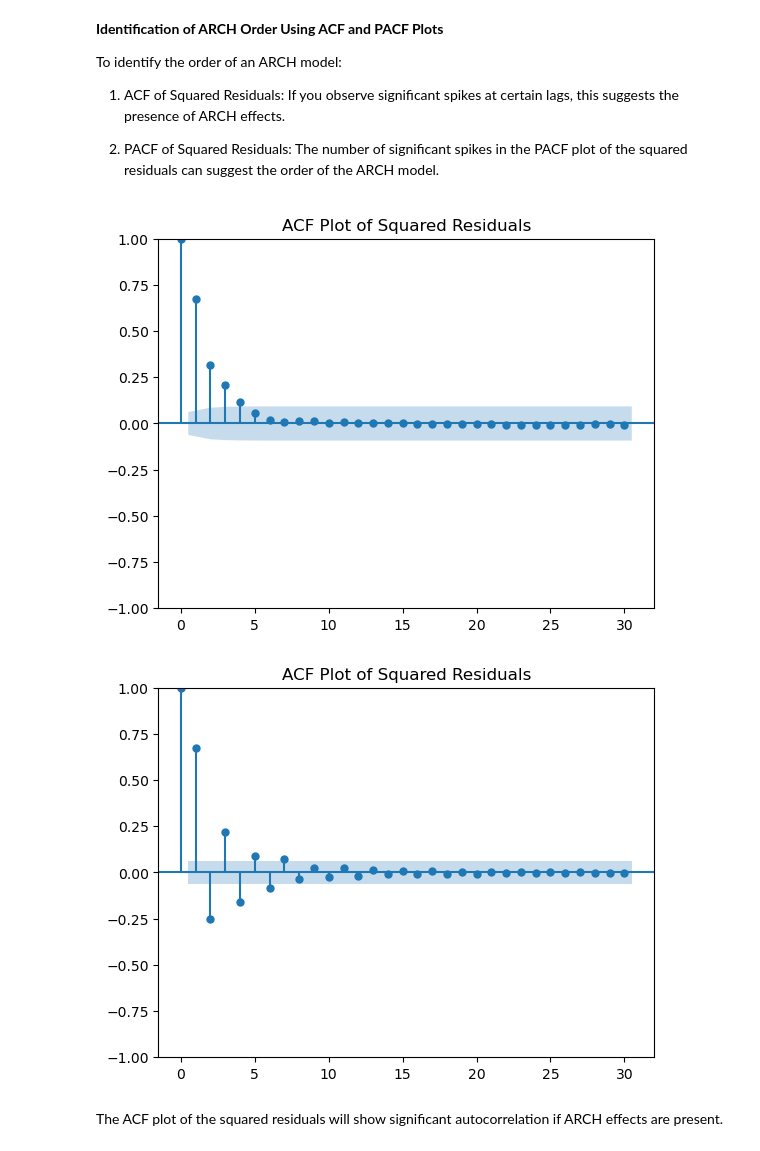
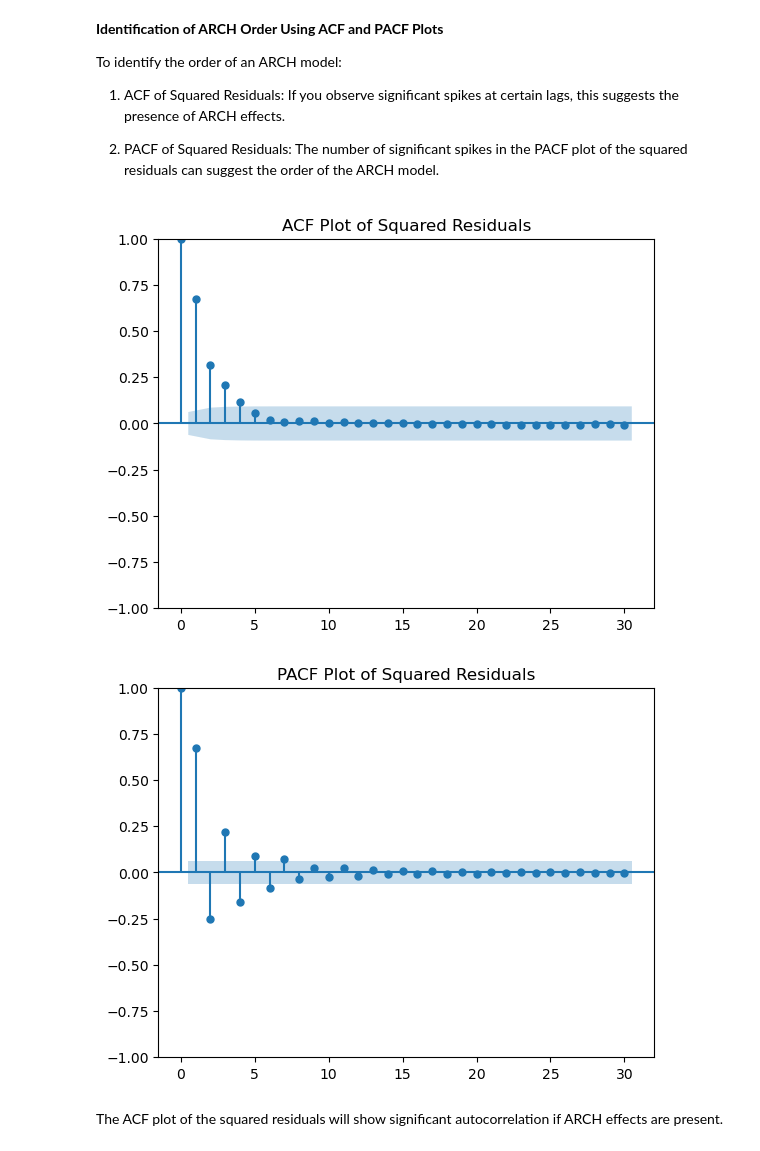
Before and after one commit to yuhan01/Introduction-to-Time-Series-Analysis-Python-Notes, a Jupyter notebook: Sec 7&8.ipynb, the cells around one changed output. Saved outputs shown, nothing was run; the diff lists cells and outputs as text; code cells hidden in the pictures.

```diff
--- a/Sec 7&8.ipynb
+++ b/Sec 7&8.ipynb
@@ -276,18 +266,18 @@ To identify the order of an ARCH model:
 # %%
 # Plot ACF and PACF of squared residuals
 squared_residuals = df['returns'] **2
 
 
 plot_acf(squared_residuals, lags=30, ax=plt.gca())
 plt.title('ACF Plot of Squared Residuals')
 plt.show()
 
 plot_pacf(squared_residuals, lags=30, ax=plt.gca())
-plt.title('ACF Plot of Squared Residuals')
+plt.title('PACF Plot of Squared Residuals')
 plt.show()
 # %% [output]
 [figure]
-[figure, old version]
+[figure, new version]
 # %% [markdown]
 The ACF plot of the squared residuals will show significant autocorrelation if ARCH effects are present.
 # %%
```
Also changed, not shown: parts of 9 cells of this notebook, 1 other file.
